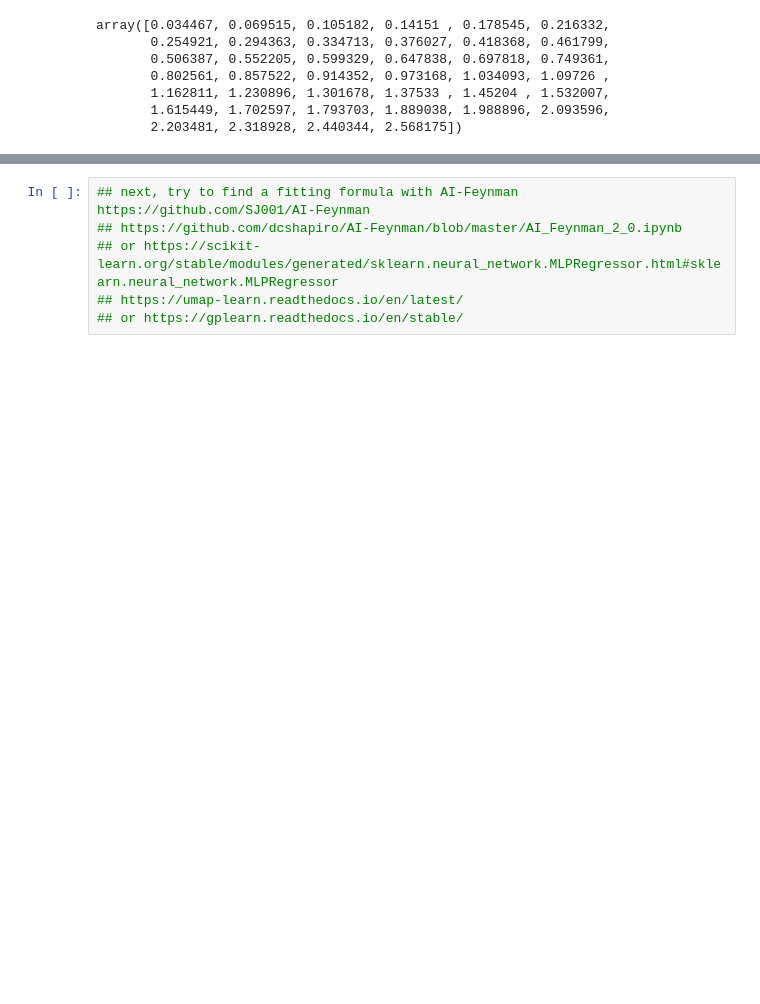
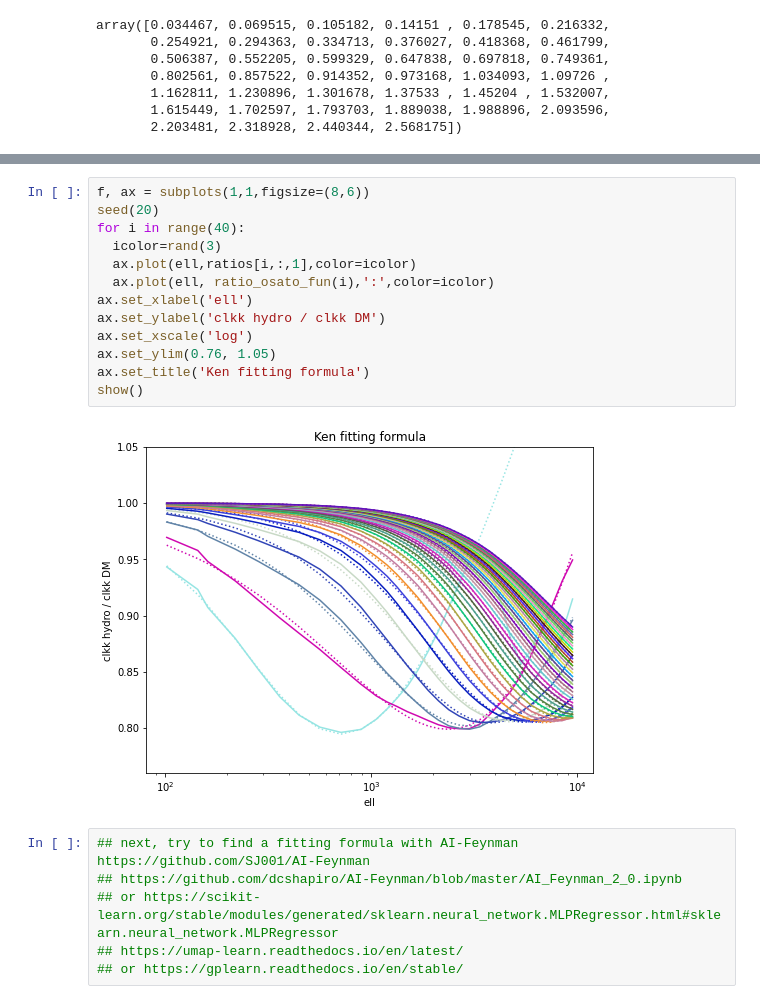
Before and after one commit to liuxx479/kappaTNG, a Jupyter notebook: Clkk_fitting_formula.ipynb, the cells around one changed output, grey strips where cells are left out. Saved outputs shown, nothing was run; the diff lists cells and outputs as text; blank space fills up the shorter version.

```diff
--- a/Clkk_fitting_formula.ipynb
+++ b/Clkk_fitting_formula.ipynb
@@ -63,3 +74,18 @@ axes[1].legend()
+# %%
+f, ax = subplots(1,1,figsize=(8,6))
+seed(20)
+for i in range(40):
+  icolor=rand(3)
+  ax.plot(ell,ratios[i,:,1],color=icolor)
+  ax.plot(ell, ratio_osato_fun(i),':',color=icolor)
+ax.set_xlabel('ell')
+ax.set_ylabel('clkk hydro / clkk DM')
+ax.set_xscale('log')
+ax.set_ylim(0.76, 1.05)
+ax.set_title('Ken fitting formula')
+show()
+# %% [output]
+[figure, added]
 # %%
 ## next, try to find a fitting formula with AI-Feynman https://github.com/SJ001/AI-Feynman
 ## https://github.com/dcshapiro/AI-Feynman/blob/master/AI_Feynman_2_0.ipynb
```
Also changed, not shown: parts of 16 cells of this notebook.
